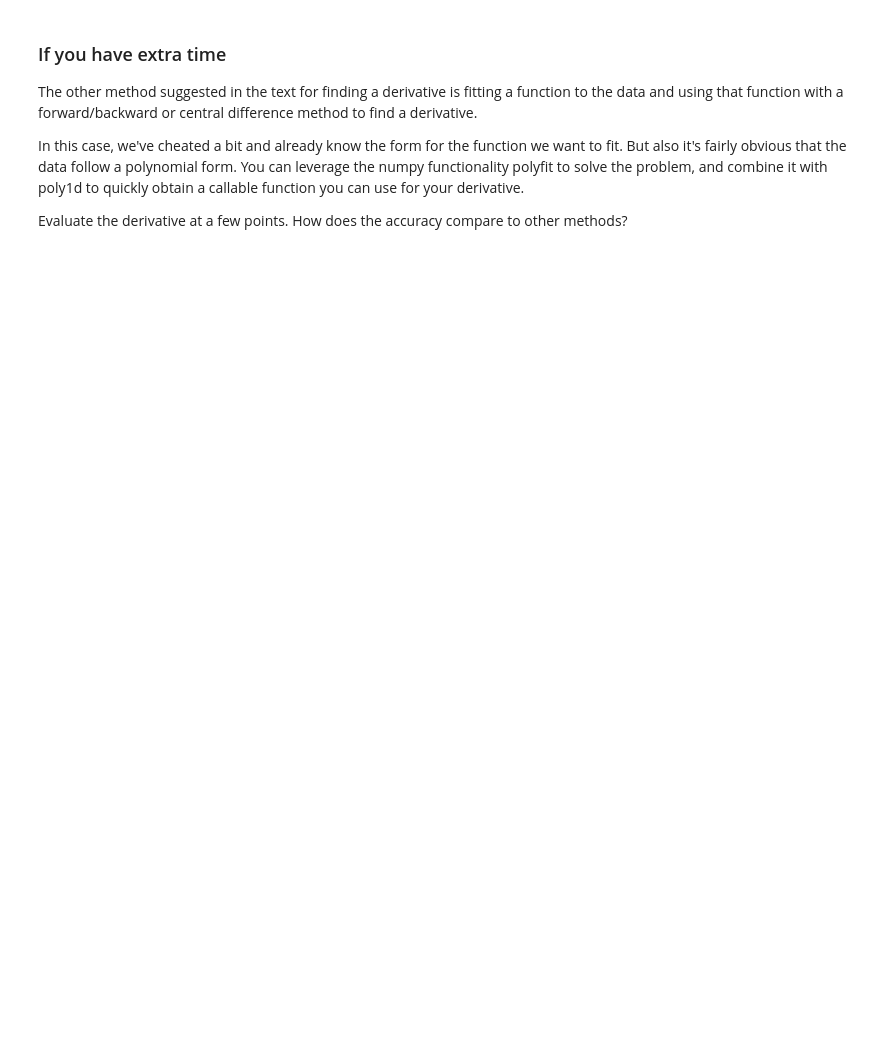
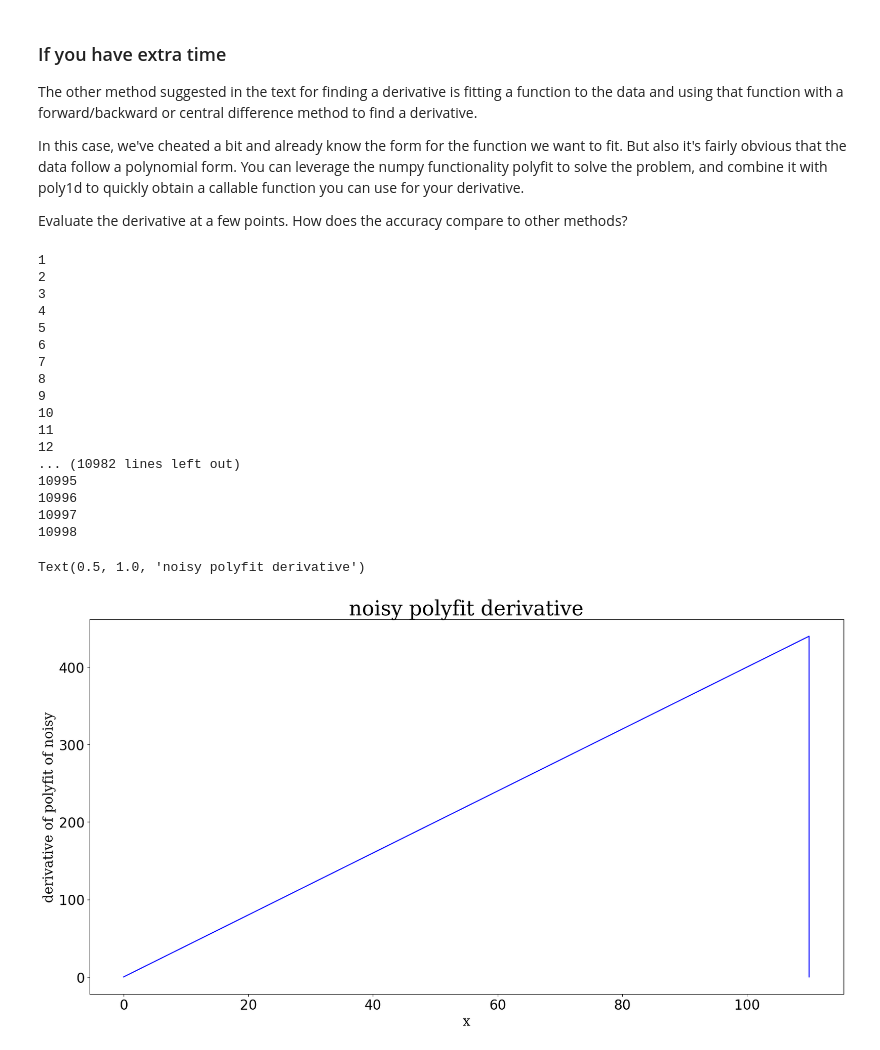
Before and after one commit to royalnorthen/Northen-50733, a Jupyter notebook: numeric integration/numerical_differentiation.ipynb, the cells around one changed output. Saved outputs shown, nothing was run; the diff lists cells and outputs as text; code cells hidden in the pictures; blank space fills up the shorter version.

```diff
--- a/numeric integration/numerical_differentiation.ipynb
+++ b/numeric integration/numerical_differentiation.ipynb
@@ -181,3 +217,60 @@ In this case, we've cheated a bit and already know the form for the function we
 Evaluate the derivative at a few points. How does the accuracy compare to other methods?
 # %%
 # code
+
+
+def noisy_poly(a):
+    return (a**5)*np.polyfit(x, y, 5)[0] + (a**4)*np.polyfit(x, y, 5)[1] + (a**3)*np.polyfit(x, y, 5)[2] + (a**2)*np.polyfit(x, y, 5)[3] + (a)*np.polyfit(x, y, 5)[4] + np.polyfit(x, y, 5)[5]
+
+def central_derivative_data(x_arr, y_arr, x):  #didn't want to rerun earlier box
+    nearest = np.argmin(np.abs(x-x_arr))
+    h = x_arr[nearest+1] - x_arr[nearest-1]
+
+    return float((y_arr[nearest+1] - y_arr[nearest-1]) / h)
+
+def derivative_array(x_arr, y_arr): #same here
+    derivative_arr = np.zeros(len(x_arr))
+    h = (x_arr[1]-x_arr[0])
+    for i in range(1, len(x_arr)-1):
+        print(i)
+        derivative_arr[i] = central_derivative_data(x_arr, y_arr, (i*h))
+    return derivative_arr
+
+y_polyfit_arr = np.zeros(len(x))
+for i in range(len(x)):
+    h = x[1] - x[0]
+    y_polyfit_arr[i] = noisy_poly(i*h)
+
+fig1 = plt.figure(figsize=(20,10))
+ax1 = fig1.add_subplot(111)
+ax1.plot(x,derivative_array(x, y_polyfit_arr),c='b',alpha=1.0)
+
+ax1.xaxis.set_tick_params(labelsize=20)
+ax1.yaxis.set_tick_params(labelsize=20)
+LabelFont = {'family':'serif','color':'black','size':20}
+TitleFont = {'family':'serif','color':'black','size':30}
+plt.xlabel("x", fontdict = LabelFont)
+plt.ylabel("derivative of polyfit of noisy", fontdict = LabelFont)
+plt.title("noisy polyfit derivative", fontdict = TitleFont)
+
+# so it works great, but takes more than 10x as much time
+# %% [output]
+1
+2
+3
+4
+5
+6
+7
+8
+9
+10
+11
+12
+... (10982 lines left out)
+10995
+10996
+10997
+10998
+Text(0.5, 1.0, 'noisy polyfit derivative')
+[figure, added]
```
Also changed, not shown: parts of 1 cell of this notebook.
